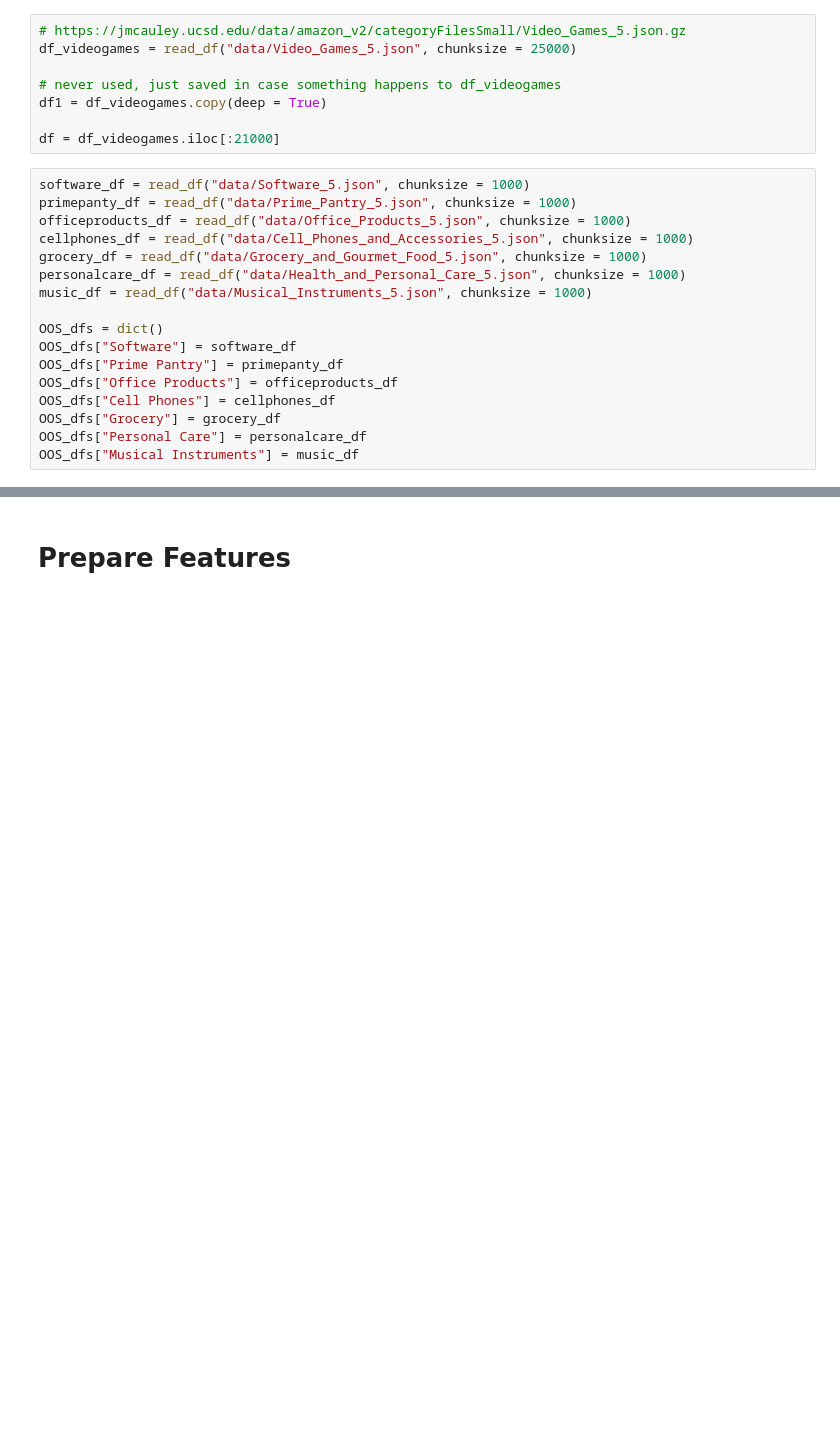
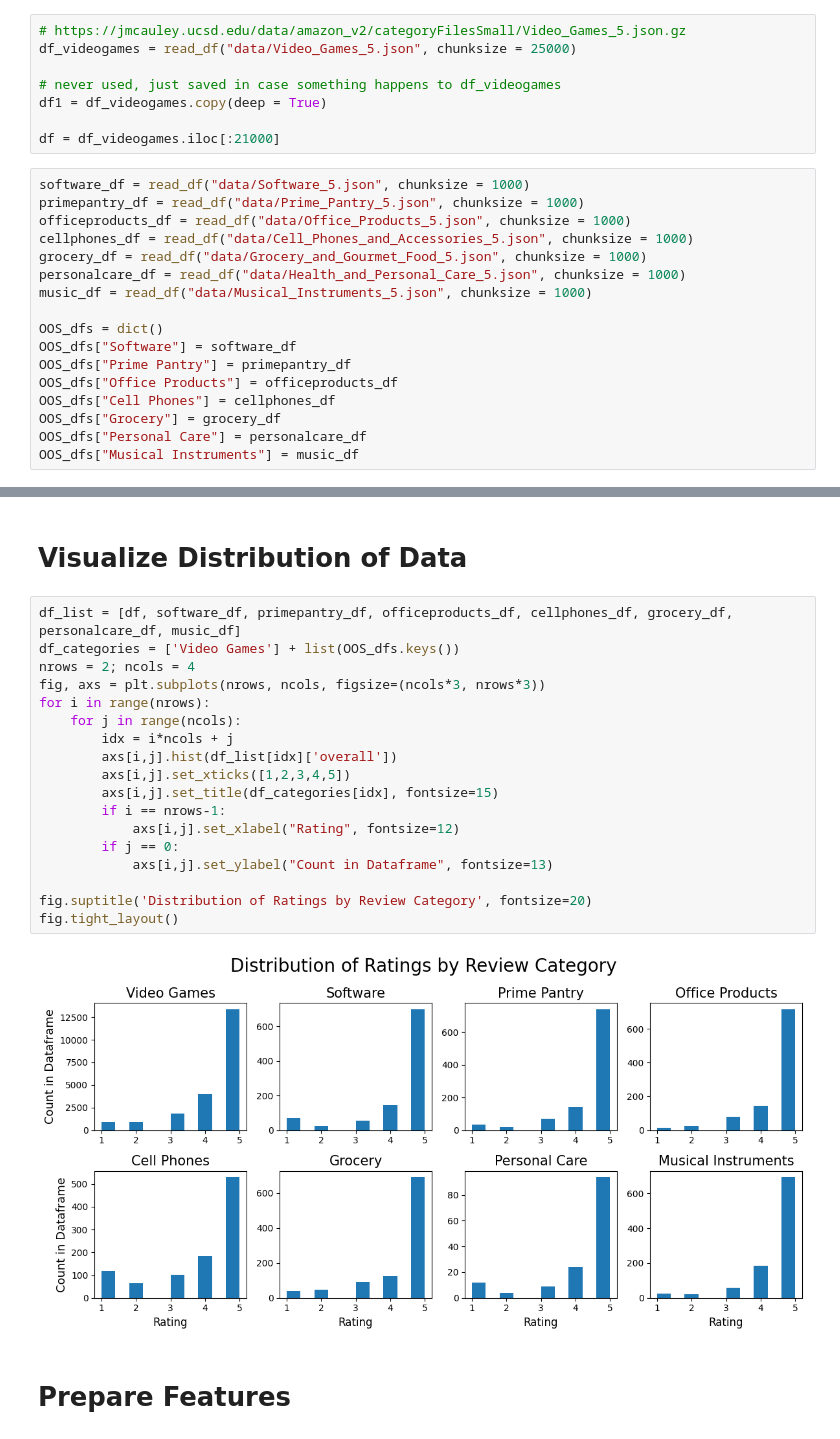
Before and after one commit to evgerritz/amazon-sentiment-analysis, a Jupyter notebook: LING_227_Final_Project_Code.ipynb, the cells around one changed output, grey strips where cells are left out. Cells and saved outputs as stored; diff of their text form; blank space fills up the shorter version.

```diff
--- a/LING_227_Final_Project_Code.ipynb
+++ b/LING_227_Final_Project_Code.ipynb
@@ -46,7 +68,7 @@ df1 = df_videogames.copy(deep = True)
 df = df_videogames.iloc[:21000]
 # %%
 software_df = read_df("data/Software_5.json", chunksize = 1000)
-primepanty_df = read_df("data/Prime_Pantry_5.json", chunksize = 1000)
+primepantry_df = read_df("data/Prime_Pantry_5.json", chunksize = 1000)
 officeproducts_df = read_df("data/Office_Products_5.json", chunksize = 1000)
 cellphones_df = read_df("data/Cell_Phones_and_Accessories_5.json", chunksize = 1000)
 grocery_df = read_df("data/Grocery_and_Gourmet_Food_5.json", chunksize = 1000)
@@ -55,7 +77,7 @@ music_df = read_df("data/Musical_Instruments_5.json", chunksize = 1000)
 
 OOS_dfs = dict()
 OOS_dfs["Software"] = software_df
-OOS_dfs["Prime Pantry"] = primepanty_df
+OOS_dfs["Prime Pantry"] = primepantry_df
 OOS_dfs["Office Products"] = officeproducts_df
 OOS_dfs["Cell Phones"] = cellphones_df
 OOS_dfs["Grocery"] = grocery_df
@@ -64,3 +95,25 @@ OOS_dfs["Musical Instruments"] = music_df
+# %% [markdown]
+# Visualize Distribution of Data
+# %%
+df_list = [df, software_df, primepantry_df, officeproducts_df, cellphones_df, grocery_df, personalcare_df, music_df]
+df_categories = ['Video Games'] + list(OOS_dfs.keys())
+nrows = 2; ncols = 4
+fig, axs = plt.subplots(nrows, ncols, figsize=(ncols*3, nrows*3))
+for i in range(nrows):
+    for j in range(ncols):
+        idx = i*ncols + j
+        axs[i,j].hist(df_list[idx]['overall'])
+        axs[i,j].set_xticks([1,2,3,4,5])
+        axs[i,j].set_title(df_categories[idx], fontsize=15)
+        if i == nrows-1:
+            axs[i,j].set_xlabel("Rating", fontsize=12)
+        if j == 0:
+            axs[i,j].set_ylabel("Count in Dataframe", fontsize=13)
+
+fig.suptitle('Distribution of Ratings by Review Category', fontsize=20)
+fig.tight_layout()
+# %% [output]
+[figure, added]
 # %% [markdown]
 # Prepare Features
 # %%
```
Also changed, not shown: parts of 17 cells of this notebook, 2 other files.
